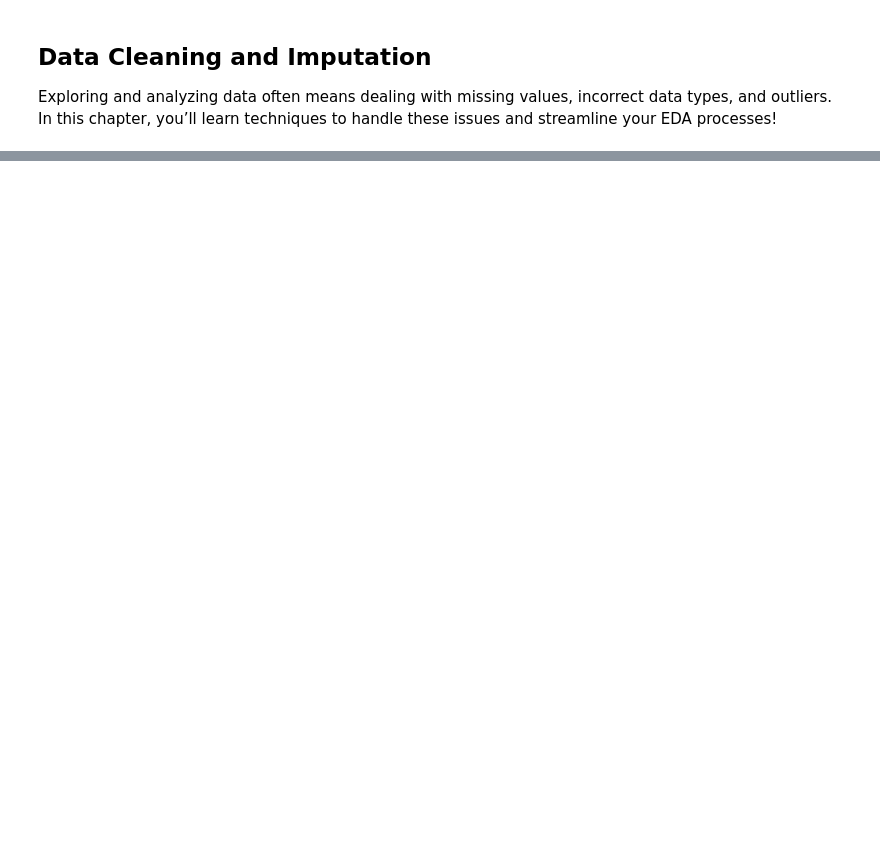
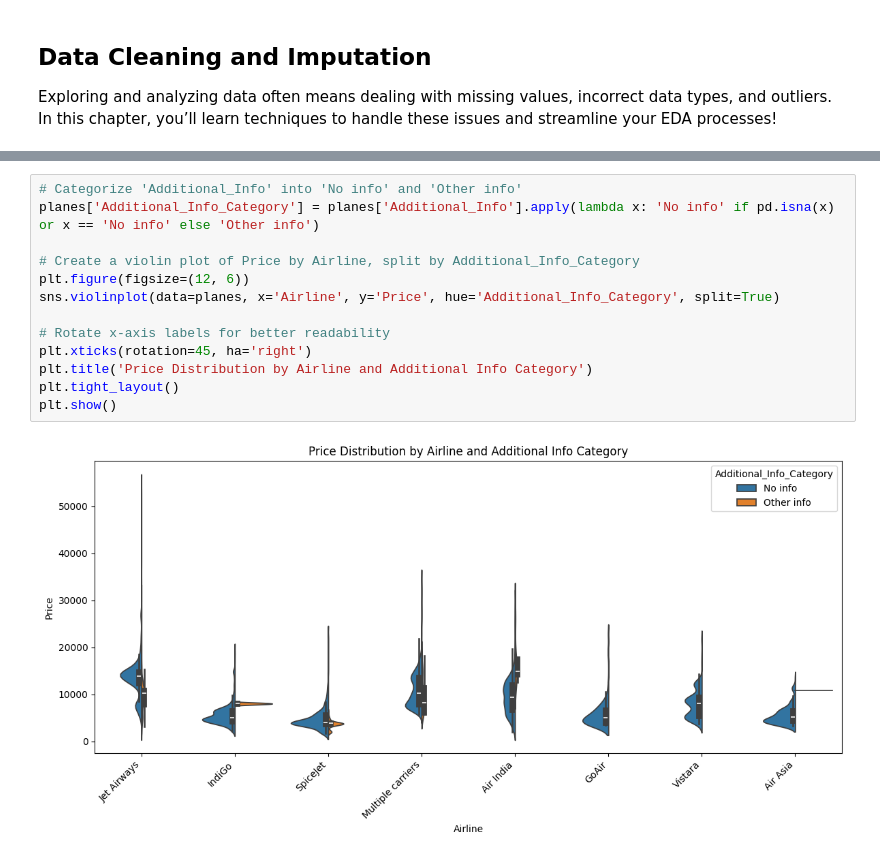
Before and after one commit to jhlopesalves/data-science-notebooks, a Jupyter notebook: Python/Exploratory Data Analysis/exploratory_data_analysis.ipynb, the cells around one changed output, grey strips where cells are left out. Saved outputs shown, nothing was run; the diff lists cells and outputs as text; blank space fills up the shorter version.

```diff
--- a/Python/Exploratory Data Analysis/exploratory_data_analysis.ipynb
+++ b/Python/Exploratory Data Analysis/exploratory_data_analysis.ipynb
@@ -200,0 +263,15 @@ ds_salaries.describe()
+# %%
+# Categorize 'Additional_Info' into 'No info' and 'Other info'
+planes['Additional_Info_Category'] = planes['Additional_Info'].apply(lambda x: 'No info' if pd.isna(x) or x == 'No info' else 'Other info')
+
+# Create a violin plot of Price by Airline, split by Additional_Info_Category
+plt.figure(figsize=(12, 6))
+sns.violinplot(data=planes, x='Airline', y='Price', hue='Additional_Info_Category', split=True)
+
+# Rotate x-axis labels for better readability
+plt.xticks(rotation=45, ha='right')
+plt.title('Price Distribution by Airline and Additional Info Category')
+plt.tight_layout()
+plt.show()
+# %% [output]
+[figure, added]
```
Also changed, not shown: parts of 22 cells of this notebook.
